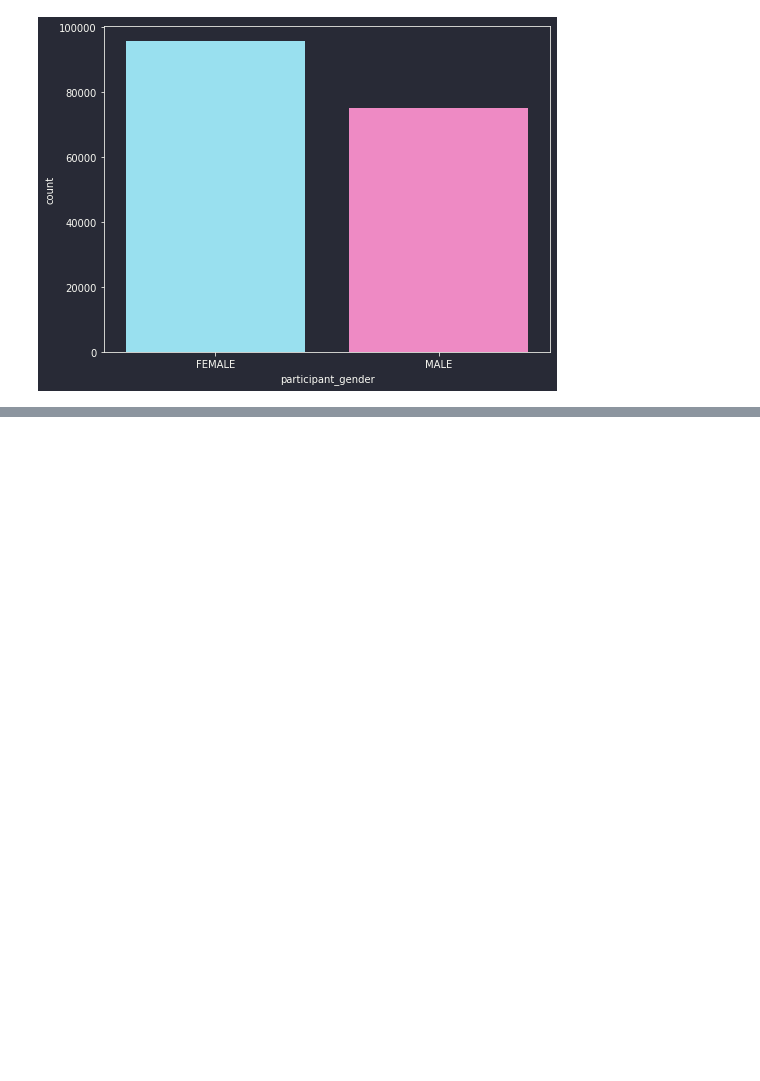
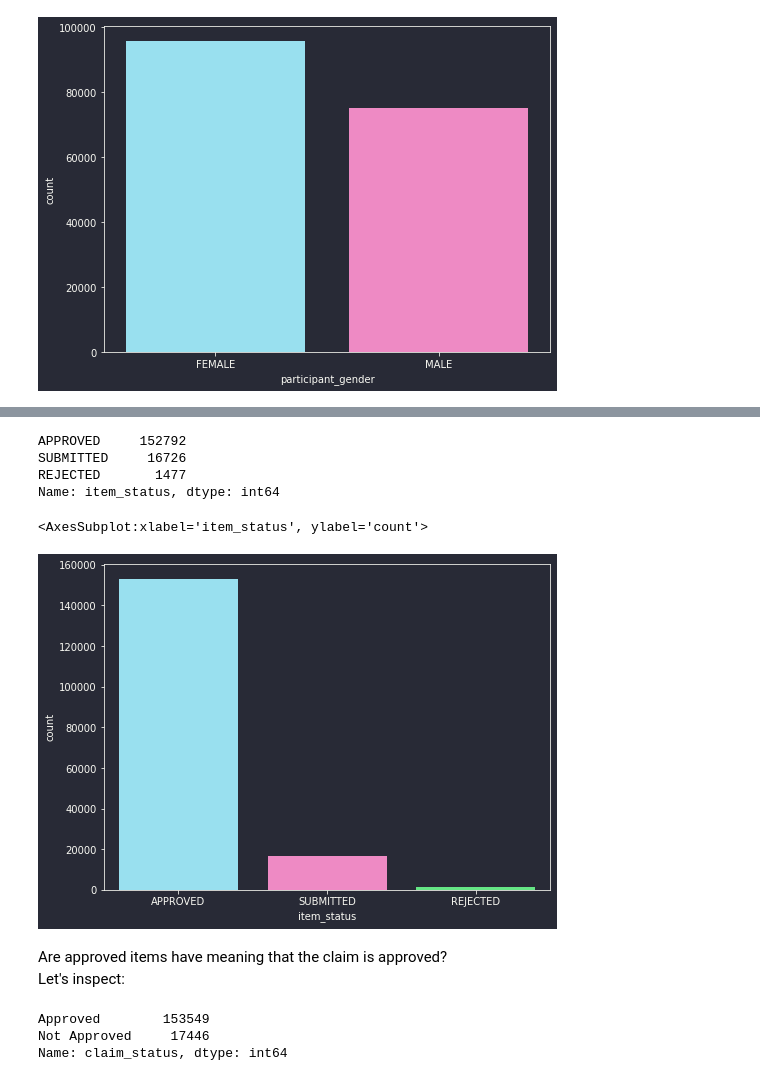
Before and after one commit to lyraxvincent/insurance-claims-prediction, a Jupyter notebook: EDA.ipynb, the cells around one changed output, grey strips where cells are left out. Drawn from its saved outputs; the diff is of its cells as text; code cells hidden in the pictures; blank space fills up the shorter version.

```diff
--- a/EDA.ipynb
+++ b/EDA.ipynb
@@ -327,0 +325,21 @@ Name: participant_gender, dtype: int64
+# %%
+# item status
+print(data.item_status.value_counts())
+plt.figure(figsize=(8,6))
+sns.countplot(x=data.item_status)
+# %% [output]
+APPROVED     152792
+SUBMITTED     16726
+REJECTED       1477
+Name: item_status, dtype: int64
+<AxesSubplot:xlabel='item_status', ylabel='count'>
+[figure, added]
+# %% [markdown]
+Are approved items have meaning that the claim is approved?
+Let's inspect:
+# %%
+data.claim_status.value_counts()
+# %% [output]
+Approved        153549
+Not Approved     17446
+Name: claim_status, dtype: int64
```
Also changed, not shown: parts of 27 cells of this notebook.
